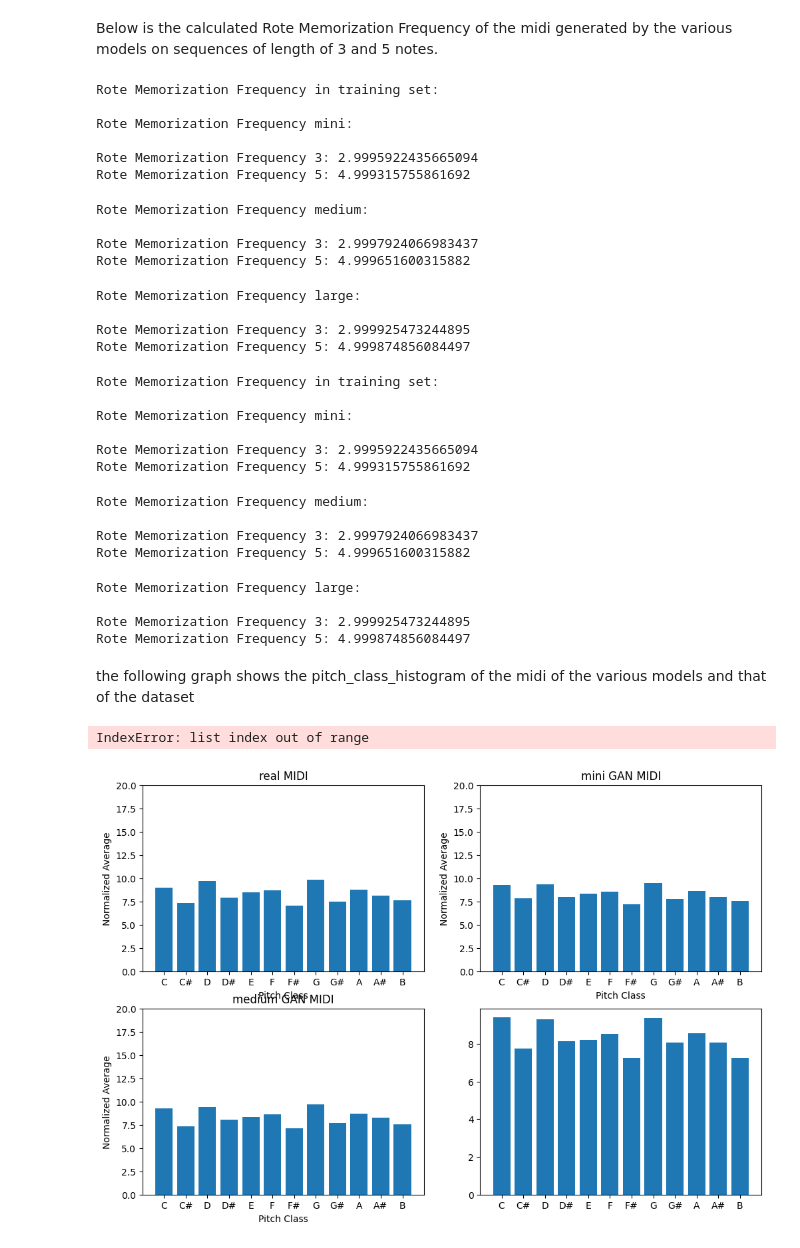
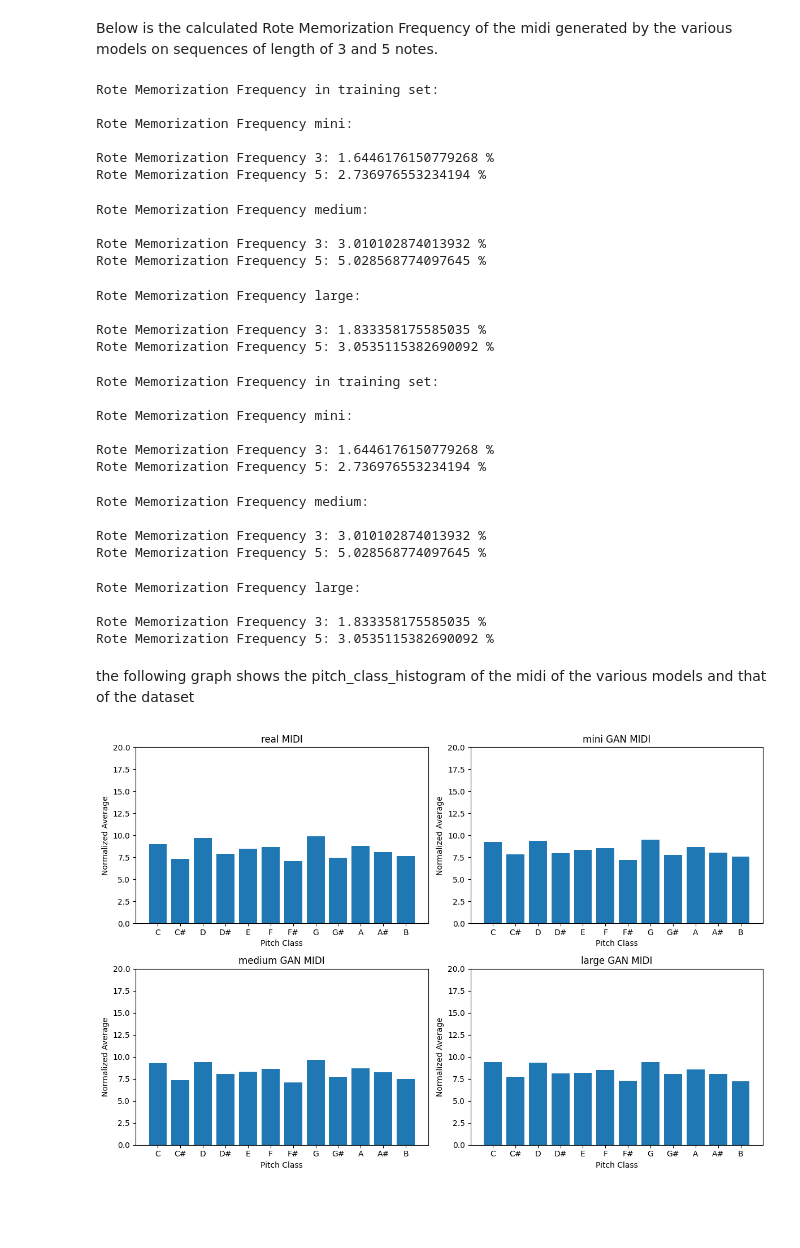
Before and after one commit to DanielCapannini/MusicGAN, a Jupyter notebook: MusicGAN22_11_33.ipynb, the cells around one changed output. Cells and saved outputs as stored; diff of their text form; code cells hidden in the pictures; blank space fills up the shorter version.

```diff
--- a/MusicGAN22_11_33.ipynb
+++ b/MusicGAN22_11_33.ipynb
@@ -1646,33 +1652,33 @@ rm_mini_5 = calculate_rm_midi_preprocessed("generated_mini/", train_seqs_5, sequ
 rm_mini_3 = calculate_rm_midi_preprocessed("generated_mini/", train_seqs_3, sequence_length=3)
 print("Rote Memorization Frequency in training set: \n")
 print("Rote Memorization Frequency mini: \n")
-print("Rote Memorization Frequency 3:", rm_mini_3)
-print("Rote Memorization Frequency 5:", rm_mini_5)
+print("Rote Memorization Frequency 3:", rm_mini_3 * 100, "%")
+print("Rote Memorization Frequency 5:", rm_mini_5 * 100, "%")
 rm_medium_5 = calculate_rm_midi_preprocessed("generated_medium/", train_seqs_5, sequence_length=5)
 rm_medium_3 = calculate_rm_midi_preprocessed("generated_medium/", train_seqs_3, sequence_length=3)
 print("Rote Memorization Frequency medium: \n")
-print("Rote Memorization Frequency 3:", rm_medium_3)
-print("Rote Memorization Frequency 5:", rm_medium_5)
+print("Rote Memorization Frequency 3:", rm_medium_3 * 100, "%")
+print("Rote Memorization Frequency 5:", rm_medium_5 * 100, "%")
 rm_large_5 = calculate_rm_midi_preprocessed("generated_large/", train_seqs_5, sequence_length=5)
 rm_large_3 = calculate_rm_midi_preprocessed("generated_large/", train_seqs_3, sequence_length=3)
 print("Rote Memorization Frequency large: \n")
-print("Rote Memorization Frequency 3:", rm_large_3)
-print("Rote Memorization Frequency 5:", rm_large_5)
+print("Rote Memorization Frequency 3:", rm_large_3 * 100, "%")
+print("Rote Memorization Frequency 5:", rm_large_5 * 100, "%")
 # %% [output]
 Rote Memorization Frequency in training set:
 
 Rote Memorization Frequency mini:
 
-Rote Memorization Frequency 3: 2.9995922435665094
-Rote Memorization Frequency 5: 4.999315755861692
+Rote Memorization Frequency 3: 1.6446176150779268 %
+Rote Memorization Frequency 5: 2.736976553234194 %
 Rote Memorization Frequency medium:
 
-Rote Memorization Frequency 3: 2.9997924066983437
-Rote Memorization Frequency 5: 4.999651600315882
+Rote Memorization Frequency 3: 3.010102874013932 %
+Rote Memorization Frequency 5: 5.028568774097645 %
 Rote Memorization Frequency large:
 
-Rote Memorization Frequency 3: 2.999925473244895
-Rote Memorization Frequency 5: 4.999874856084497
+Rote Memorization Frequency 3: 1.833358175585035 %
+Rote Memorization Frequency 5: 3.0535115382690092 %
 # %%
 train_seqs_5 = preprocess_real_midi_folder("dataset_test/", sequence_length=5)
 train_seqs_3 = preprocess_real_midi_folder("dataset_test/", sequence_length=3)
@@ -1680,66 +1686,65 @@ rm_mini_5 = calculate_rm_midi_preprocessed("generated_mini/", train_seqs_5, sequ
 rm_mini_3 = calculate_rm_midi_preprocessed("generated_mini/", train_seqs_3, sequence_length=3)
 print("Rote Memorization Frequency in training set: \n")
 print("Rote Memorization Frequency mini: \n")
-print("Rote Memorization Frequency 3:", rm_mini_3)
-print("Rote Memorization Frequency 5:", rm_mini_5)
+print("Rote Memorization Frequency 3:", rm_mini_3 * 100, "%")
+print("Rote Memorization Frequency 5:", rm_mini_5 * 100, "%")
 rm_medium_5 = calculate_rm_midi_preprocessed("generated_medium/", train_seqs_5, sequence_length=5)
 rm_medium_3 = calculate_rm_midi_preprocessed("generated_medium/", train_seqs_3, sequence_length=3)
 print("Rote Memorization Frequency medium: \n")
-print("Rote Memorization Frequency 3:", rm_medium_3)
-print("Rote Memorization Frequency 5:", rm_medium_5)
+print("Rote Memorization Frequency 3:", rm_medium_3 * 100, "%")
+print("Rote Memorization Frequency 5:", rm_medium_5 * 100, "%")
 rm_large_5 = calculate_rm_midi_preprocessed("generated_large/", train_seqs_5, sequence_length=5)
 rm_large_3 = calculate_rm_midi_preprocessed("generated_large/", train_seqs_3, sequence_length=3)
 print("Rote Memorization Frequency large: \n")
-print("Rote Memorization Frequency 3:", rm_large_3)
-print("Rote Memorization Frequency 5:", rm_large_5)
+print("Rote Memorization Frequency 3:", rm_large_3 * 100, "%")
+print("Rote Memorization Frequency 5:", rm_large_5 * 100, "%")
 # %% [output]
 Rote Memorization Frequency in training set:
 
 Rote Memorization Frequency mini:
 
-Rote Memorization Frequency 3: 2.9995922435665094
-Rote Memorization Frequency 5: 4.999315755861692
+Rote Memorization Frequency 3: 1.6446176150779268 %
+Rote Memorization Frequency 5: 2.736976553234194 %
 Rote Memorization Frequency medium:
 
-Rote Memorization Frequency 3: 2.9997924066983437
-Rote Memorization Frequency 5: 4.999651600315882
+Rote Memorization Frequency 3: 3.010102874013932 %
+Rote Memorization Frequency 5: 5.028568774097645 %
 Rote Memorization Frequency large:
 
-Rote Memorization Frequency 3: 2.999925473244895
-Rote Memorization Frequency 5: 4.999874856084497
+Rote Memorization Frequency 3: 1.833358175585035 %
+Rote Memorization Frequency 5: 3.0535115382690092 %
 # %% [markdown]
 the following graph shows the pitch_class_histogram of the midi of the various models and that of the dataset
 # %%
 def plot_histograms(folders, labels):
     pitch_classes = ["C", "C#", "D", "D#", "E", "F",
                      "F#", "G", "G#", "A", "A#", "B"]
 
     plt.figure(figsize=(12, 8))
 
     for i, folder in enumerate(folders):
         avg_hist = average_pitch_class_histogram(folder)
         plt.subplot(2, 2, i + 1)
         plt.bar(pitch_classes, avg_hist)
         plt.title(labels[i])
         plt.xlabel("Pitch Class")
         plt.ylabel("Normalized Average")
         plt.ylim(0, 20)
 
     plt.tight_layout()
     plt.show()
 
 folders = [
     "/content/dataset_test",
     "/content/generated_mini",
     "/content/generated_medium",
     "/content/generated_large"
 ]
-labels = ["real MIDI", "mini GAN MIDI", "medium GAN MIDI"]
+labels = ["real MIDI", "mini GAN MIDI", "medium GAN MIDI", "large GAN MIDI"]
 
 plot_histograms(folders, labels)
 # %% [output]
-IndexError: list index out of range
-[figure, old version]
+[figure, new version]
 # %%
 real_pch = average_pitch_class_histogram("/content/dataset_test")
 mini_pch = average_pitch_class_histogram("/content/generated_mini")
```
Also changed, not shown: parts of 3 cells of this notebook.
